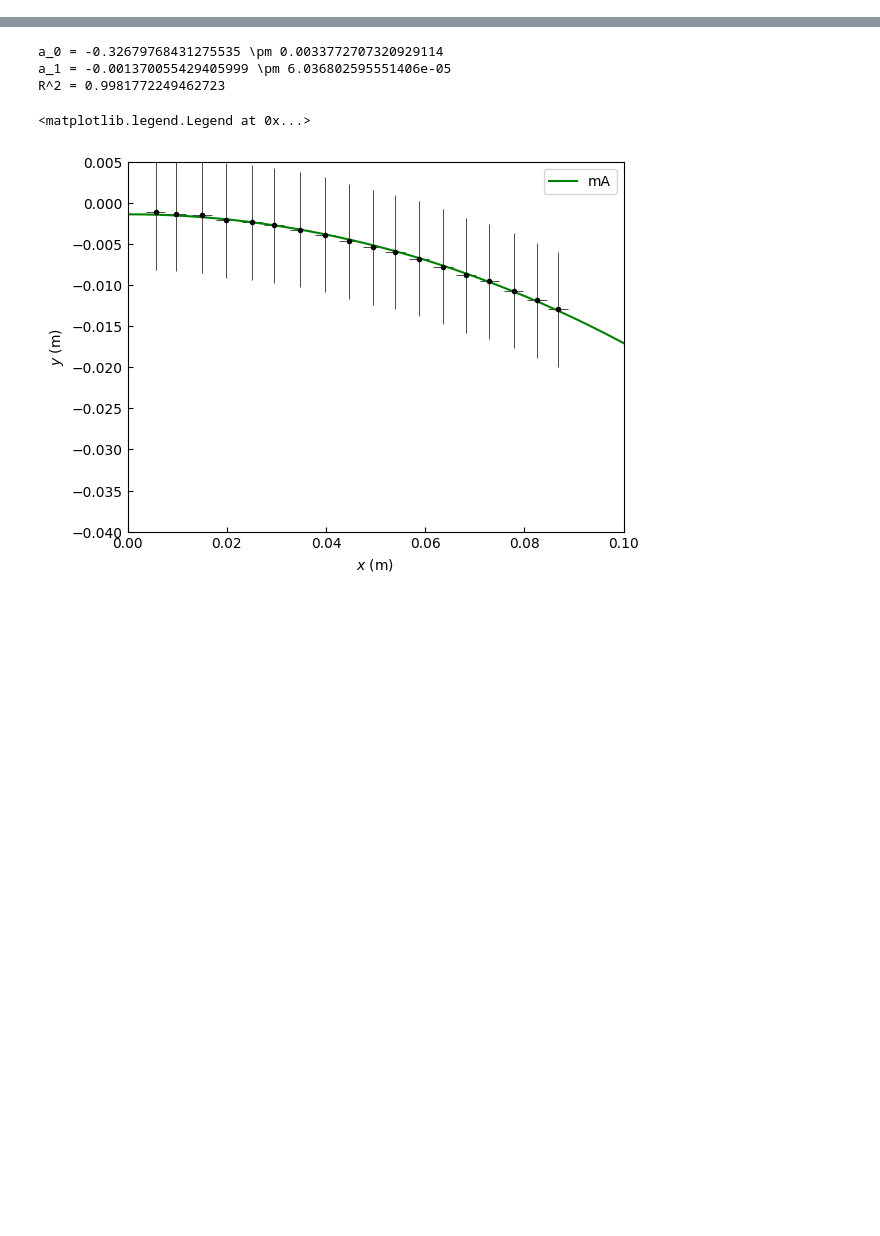
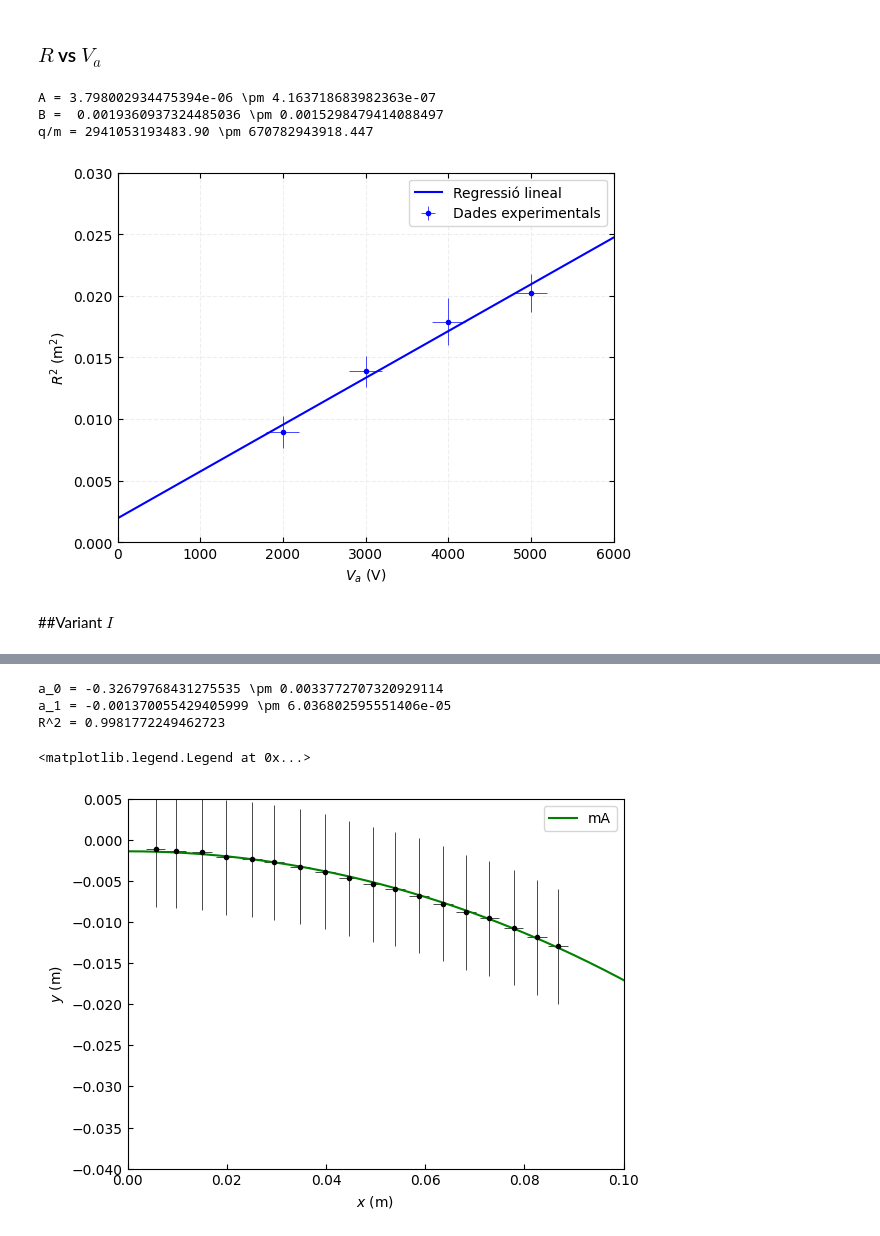
Before and after one commit to sarasame00/laboElectro, a Jupyter notebook: 5.RaigsCatodics/catodics.ipynb, the cells around one changed output, grey strips where cells are left out. Drawn from its saved outputs; the diff is of its cells as text; code cells hidden in the pictures; blank space fills up the shorter version.

```diff
--- a/5.RaigsCatodics/catodics.ipynb
+++ b/5.RaigsCatodics/catodics.ipynb
@@ -161 +238,44 @@ I = 5000 mA, R = 0.09071040495466996 b = 0.004271177378919297 R$^2$ = 0.99777717
+# %% [markdown]
+### $R$ vs $V_a$
+# %%
+# regressio lineal: ajust de les dades a la recta y = A*X +B
+A, B, R2 = fl.regressio(Vas, Rs, graf=True)
+
+vRs = fl.Variable('Rs', Rs, iRs)
+vVas = fl.Variable('Vs', Vas, 200)
+
+# creem la figura
+fig = plt.figure()
+ax = fig.add_subplot()
+
+fl.plotDades(ax,  vVas, vRs, label = 'Dades experimentals', color='b')
+
+
+u = np.arange(0, 7000, 1)
+
+# representacio de la regresio lineal
+plt.plot(u, A.val*u + B.val,label = 'Regressió lineal', c='b')
+
+plt.xlabel('$V_a$ (V)')
+plt.ylabel('$R^2$ (m$^2$)')
+plt.xlim(0,6000)
+plt.ylim(0,0.030)
+plt.legend()
+
+print(f'A = {A.val} \pm {A.inc}')
+print(f'B =  {B.val} \pm {B.inc}')
+
+K = 32*np.pi*320*10**(-7)/(5*np.sqrt(5)*0.068)
+vI = fl.Variable('I', 0.100, 0.010)
+qm_sim = 2/(K**2*vI.sim**2*A.sim)
+qm, iqm = fl.propIncertesa(qm_sim, [vI,A])
+
+print(f'q/m = {qm} \pm {iqm}')
+# %% [output]
+A = 3.798002934475394e-06 \pm 4.163718683982363e-07
+B =  0.0019360937324485036 \pm 0.0015298479414088497
+q/m = 2941053193483.90 \pm 670782943918.447
+[figure, added]
+# %% [markdown]
+##Variant $I$
 # %%
```
Also changed, not shown: parts of 20 cells of this notebook.
